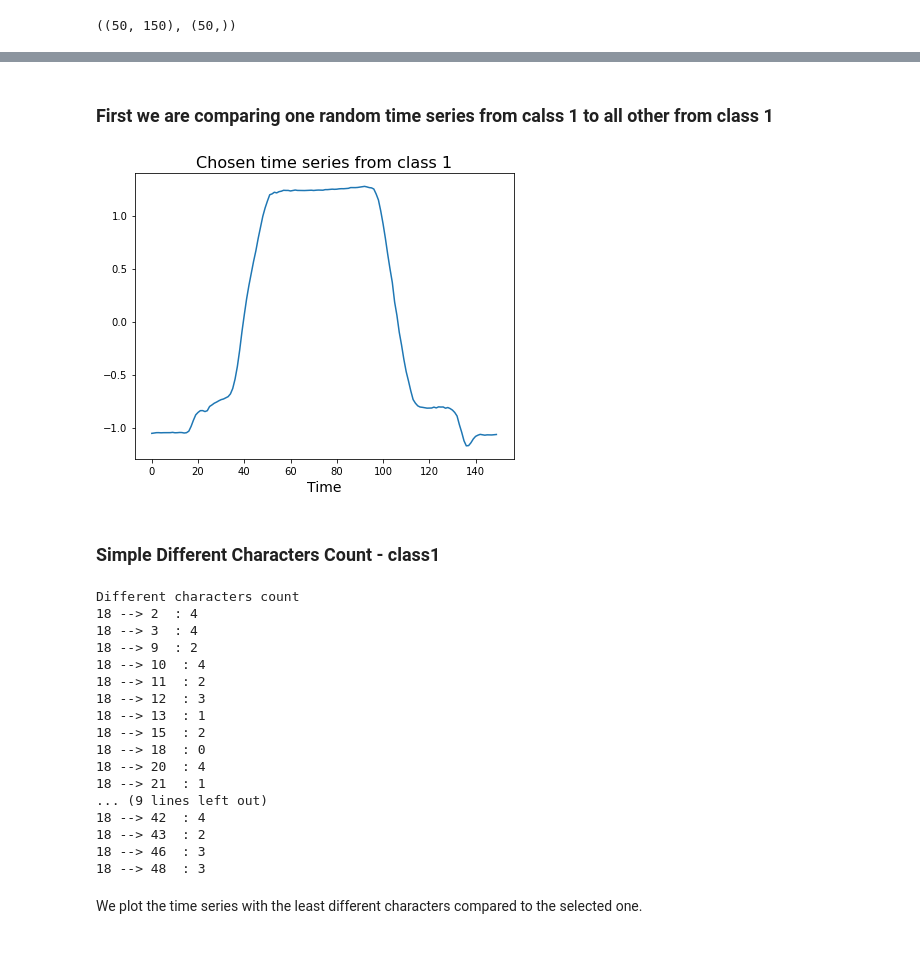
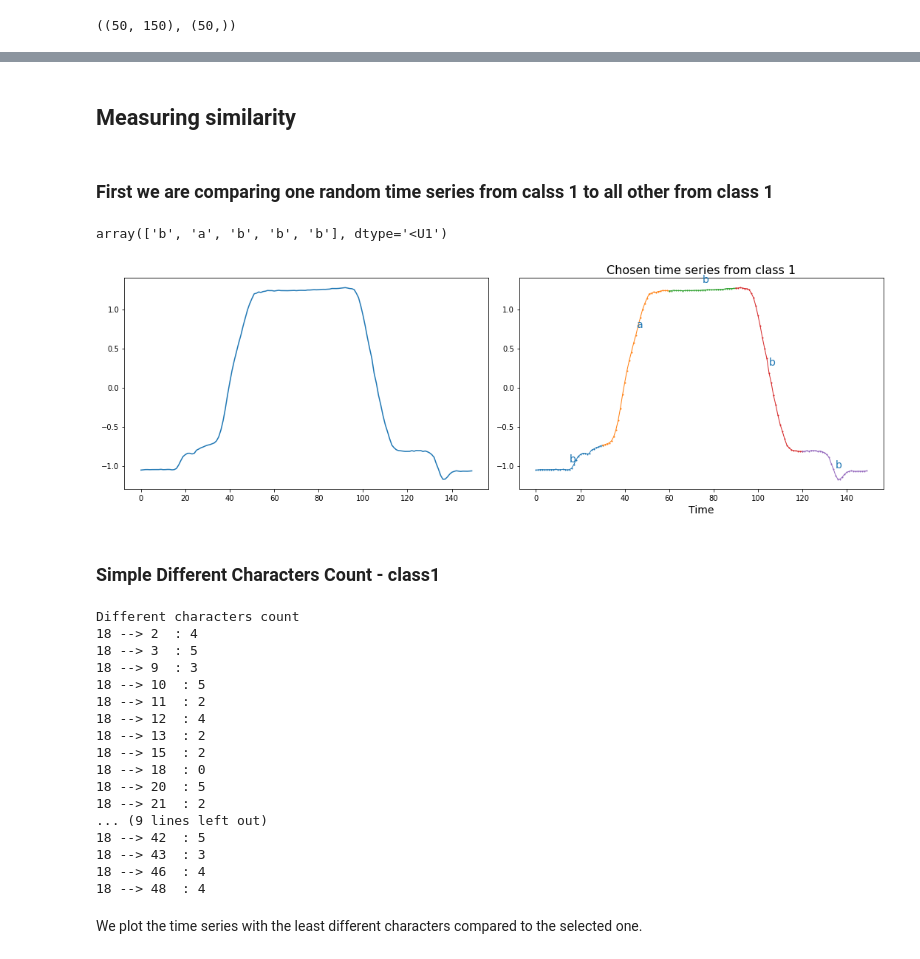
Before and after one commit to backspacer303/naucno-izracunavanje-projekat-2022, a Jupyter notebook: sfa_examples.ipynb, the cells around one changed output, grey strips where cells are left out. Cells and saved outputs as stored; diff of their text form; code cells hidden in the pictures.

Commit message:
Additional visualizations and improvements

```diff
--- a/sfa_examples.ipynb
+++ b/sfa_examples.ipynb
@@ -201,5 +211,5 @@ plt.show()
 # %%
-transformer = SymbolicFourierApproximation(n_coefs=4, n_bins=4)
+transformer = SymbolicFourierApproximation(n_coefs=5, n_bins=4)
 X_new = transformer.fit_transform(X)
 X_new.shape
 # %% [output]
@@ -226,0 +239,8 @@ array([['b', 'd', 'd', 'c'],
+# %%
+# We divide by 5 because that is the dimension to which we reduce and which we set during the transformation (n_coefs=4)
+window_size = X.shape[1] // 5
+# We set the word size to 1 since we have only one word
+word_size = 1
+# %%
+splits_series = np.linspace(0, X.shape[1], 1 + X.shape[1] // window_size, dtype='int64')
+splits_series
@@ -226,0 +253,8 @@ array([['b', 'd', 'd', 'c'],
+# %%
+for start, end in zip(splits_series[:-1], np.clip(splits_series[1:] + 1, 0, X.shape[1])):
+  plt.plot(np.arange(start, end), X[0, start:end], 'o-', lw=1, ms=1)
+
+splits_letters = np.linspace(0, X.shape[1], 1 + word_size * X.shape[1] // window_size)
+splits_letters = ((splits_letters[:-1] + splits_letters[1:]) / 2).astype('int64')
+for i, (x, text) in enumerate(zip(splits_letters, X_new[0])):
+    plt.text(x, X[0, x] + 0.1, text, color="C{}".format(i // 5), fontsize=14)
@@ -227,3 +263,5 @@ array([['b', 'd', 'd', 'c'],
+# %% [markdown]
+## Measuring similarity
 # %% [markdown]
 ### First we are comparing one random time series from calss 1 to all other from class 1
 # %%
@@ -231,15 +269,30 @@ rng1 = np.random.RandomState(128)
 chosen_index = rng1.randint(0, len(X))
 while y[chosen_index] != 1:
     chosen_index = rng1.randint(0, len(X))
+# %%
+X_new[chosen_index]
+# %% [output]
+array(['b', 'a', 'b', 'b', 'b'], dtype='<U1')
 # %%
-plt.figure(figsize=(6, 5))
+plt.figure(figsize=(15, 5))
+plt.subplot(1,2,1)
 plt.plot(X[chosen_index], '-')
+
+plt.subplot(1,2,2)
+for start, end in zip(splits_series[:-1], np.clip(splits_series[1:] + 1, 0, X.shape[1])):
+  plt.plot(np.arange(start, end), X[chosen_index, start:end], 'o-', lw=1, ms=1)
+
+splits_letters = np.linspace(0, X.shape[1], 1 + word_size * X.shape[1] // window_size)
+splits_letters = ((splits_letters[:-1] + splits_letters[1:]) / 2).astype('int64')
+for i, (x, text) in enumerate(zip(splits_letters, X_new[chosen_index])):
+    plt.text(x, X[chosen_index, x] + 0.1, text, color="C{}".format(i // 5), fontsize=14)
+
 plt.xlabel('Time', fontsize=14)
 plt.title('Chosen time series from class 1', fontsize=16)
 plt.tight_layout()
 plt.show()
 # %% [output]
-[figure, old version]
+[figure, new version]
 # %% [markdown]
 ###  Simple Different Characters Count - class1
 # %%
@@ -251,21 +304,21 @@ for i in range(X_new.shape[0]):
 # %% [output]
 Different characters count
 18 --> 2  : 4
-18 --> 3  : 4
-18 --> 9  : 2
-18 --> 10  : 4
+18 --> 3  : 5
+18 --> 9  : 3
+18 --> 10  : 5
 18 --> 11  : 2
-18 --> 12  : 3
-18 --> 13  : 1
+18 --> 12  : 4
+18 --> 13  : 2
 18 --> 15  : 2
 18 --> 18  : 0
-18 --> 20  : 4
-18 --> 21  : 1
+18 --> 20  : 5
+18 --> 21  : 2
 ... (9 lines left out)
-18 --> 42  : 4
-18 --> 43  : 2
-18 --> 46  : 3
-18 --> 48  : 3
+18 --> 42  : 5
+18 --> 43  : 3
+18 --> 46  : 4
+18 --> 48  : 4
 # %% [markdown]
 We plot the time series with the least different characters compared to the selected one.
 # %%
```
Also changed, not shown: parts of 26 cells of this notebook.
